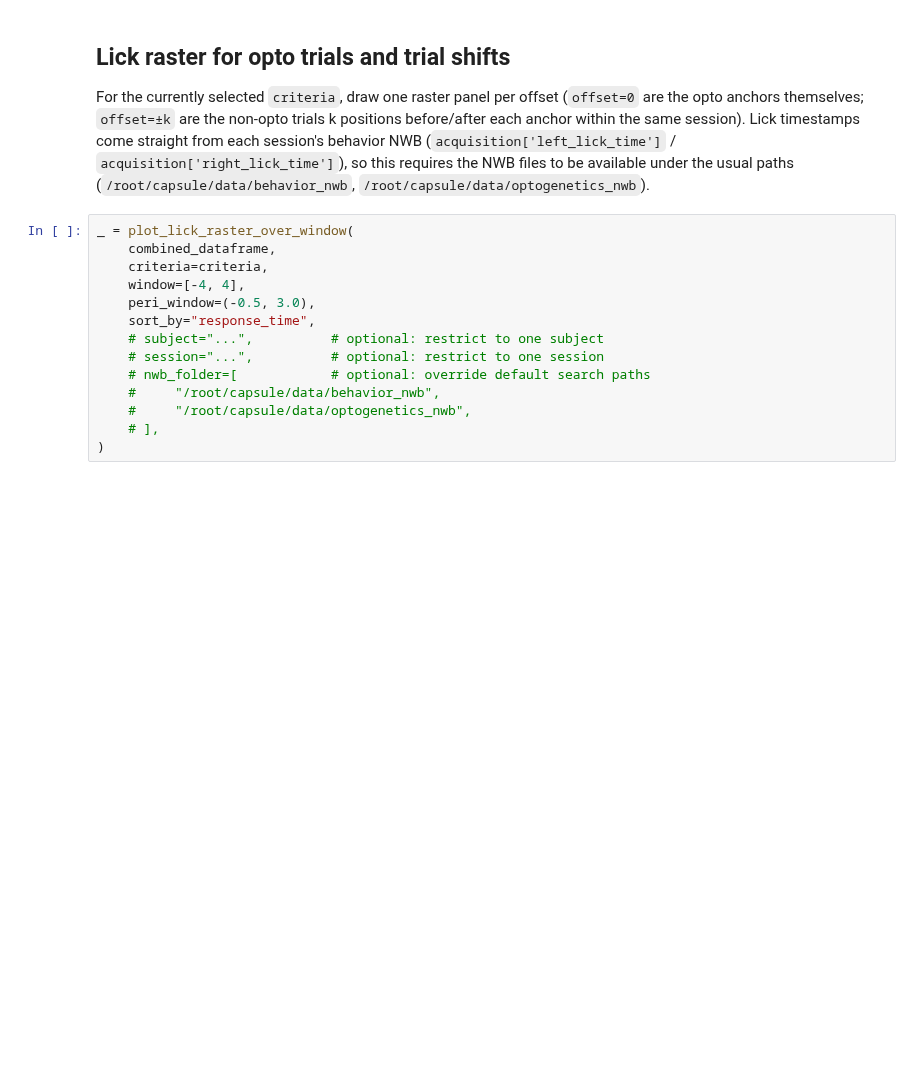
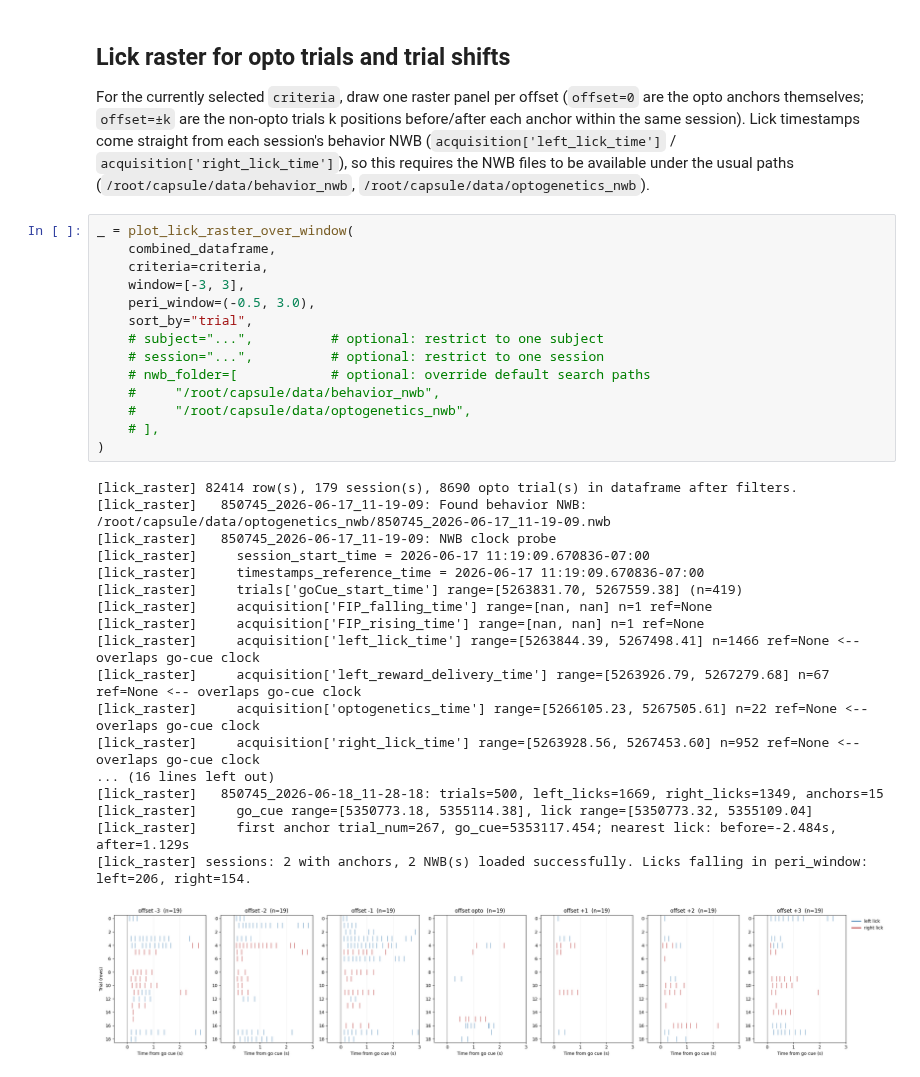
Before and after one commit to AllenNeuralDynamics/aind-dft-ephys-analysis, a Jupyter notebook: notebook/optogenetics_visualization.ipynb, the cells around one changed output. Drawn from its saved outputs; the diff is of its cells as text; blank space fills up the shorter version.

```diff
--- a/notebook/optogenetics_visualization.ipynb
+++ b/notebook/optogenetics_visualization.ipynb
@@ -296,14 +296,33 @@ requires the NWB files to be available under the usual paths
 # %%
 _ = plot_lick_raster_over_window(
     combined_dataframe,
     criteria=criteria,
-    window=[-4, 4],
+    window=[-3, 3],
     peri_window=(-0.5, 3.0),
-    sort_by="response_time",
+    sort_by="trial",
     # subject="...",          # optional: restrict to one subject
     # session="...",          # optional: restrict to one session
     # nwb_folder=[            # optional: override default search paths
     #     "/root/capsule/data/behavior_nwb",
     #     "/root/capsule/data/optogenetics_nwb",
     # ],
 )
+# %% [output]
+[lick_raster] 82414 row(s), 179 session(s), 8690 opto trial(s) in dataframe after filters.
+[lick_raster]   850745_2026-06-17_11-19-09: Found behavior NWB: /root/capsule/data/optogenetics_nwb/850745_2026-06-17_11-19-09.nwb
+[lick_raster]   850745_2026-06-17_11-19-09: NWB clock probe
+[lick_raster]     session_start_time = 2026-06-17 11:19:09.670836-07:00
+[lick_raster]     timestamps_reference_time = 2026-06-17 11:19:09.670836-07:00
+[lick_raster]     trials['goCue_start_time'] range=[5263831.70, 5267559.38] (n=419)
+[lick_raster]     acquisition['FIP_falling_time'] range=[nan, nan] n=1 ref=None
+[lick_raster]     acquisition['FIP_rising_time'] range=[nan, nan] n=1 ref=None
+[lick_raster]     acquisition['left_lick_time'] range=[5263844.39, 5267498.41] n=1466 ref=None <-- overlaps go-cue clock
+[lick_raster]     acquisition['left_reward_delivery_time'] range=[5263926.79, 5267279.68] n=67 ref=None <-- overlaps go-cue clock
+[lick_raster]     acquisition['optogenetics_time'] range=[5266105.23, 5267505.61] n=22 ref=None <-- overlaps go-cue clock
+[lick_raster]     acquisition['right_lick_time'] range=[5263928.56, 5267453.60] n=952 ref=None <-- overlaps go-cue clock
+... (16 lines left out)
+[lick_raster]   850745_2026-06-18_11-28-18: trials=500, left_licks=1669, right_licks=1349, anchors=15
+[lick_raster]     go_cue range=[5350773.18, 5355114.38], lick range=[5350773.32, 5355109.04]
+[lick_raster]     first anchor trial_num=267, go_cue=5353117.454; nearest lick: before=-2.484s, after=1.129s
+[lick_raster] sessions: 2 with anchors, 2 NWB(s) loaded successfully. Licks falling in peri_window: left=206, right=154.
+[figure, added]
```
